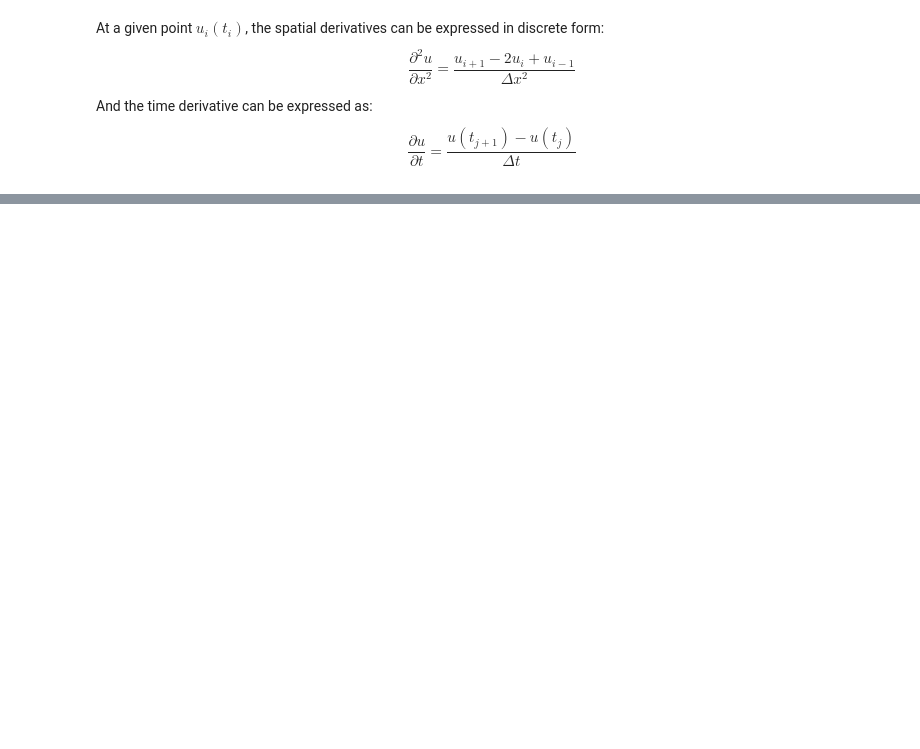
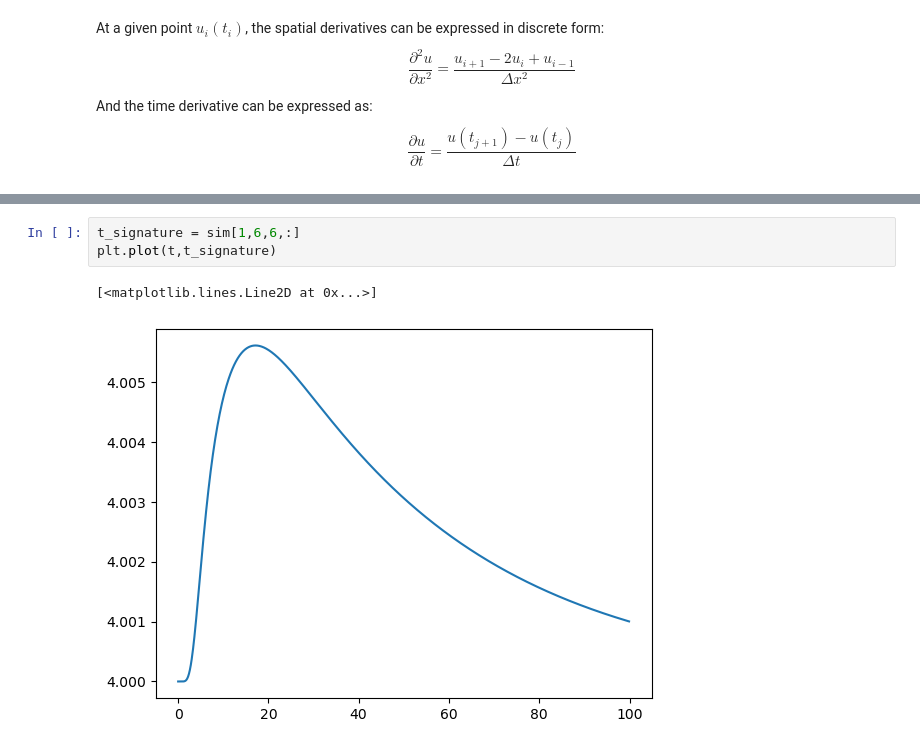
Before and after one commit to tabaker99/PHYS5070-Final-Project, a Jupyter notebook: Heat Flow.ipynb, the cells around one changed output, grey strips where cells are left out. Drawn from its saved outputs; the diff is of its cells as text; blank space fills up the shorter version.

```diff
--- a/Heat Flow.ipynb
+++ b/Heat Flow.ipynb
@@ -41,0 +210,6 @@ As a simplified case, we assume that the non-insulated boundaries are in perfect
+# %%
+t_signature = sim[1,6,6,:]
+plt.plot(t,t_signature)
+# %% [output]
+[<matplotlib.lines.Line2D at 0x...>]
+[figure, added]
```
Also changed, not shown: parts of 15 cells of this notebook.
